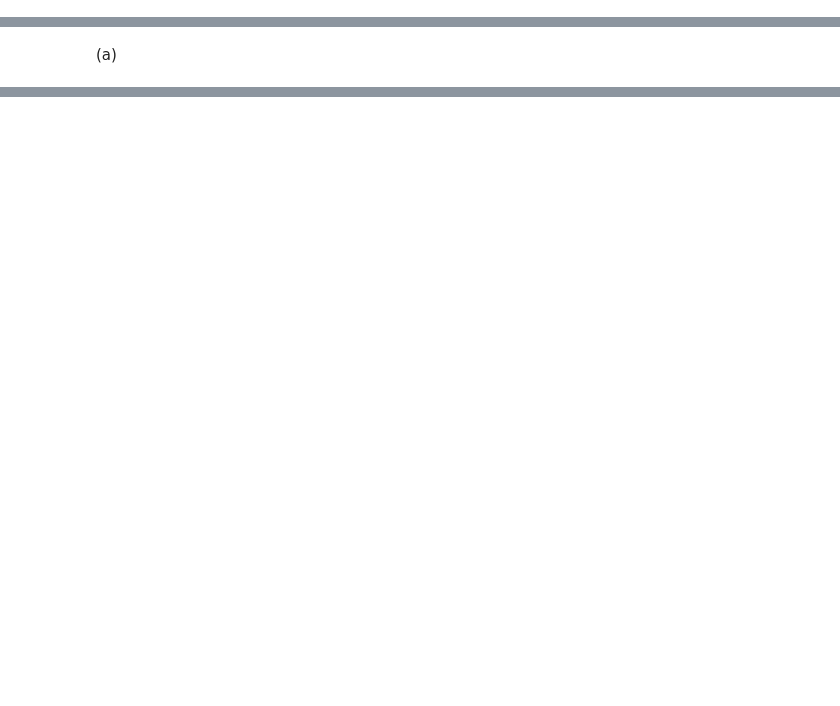
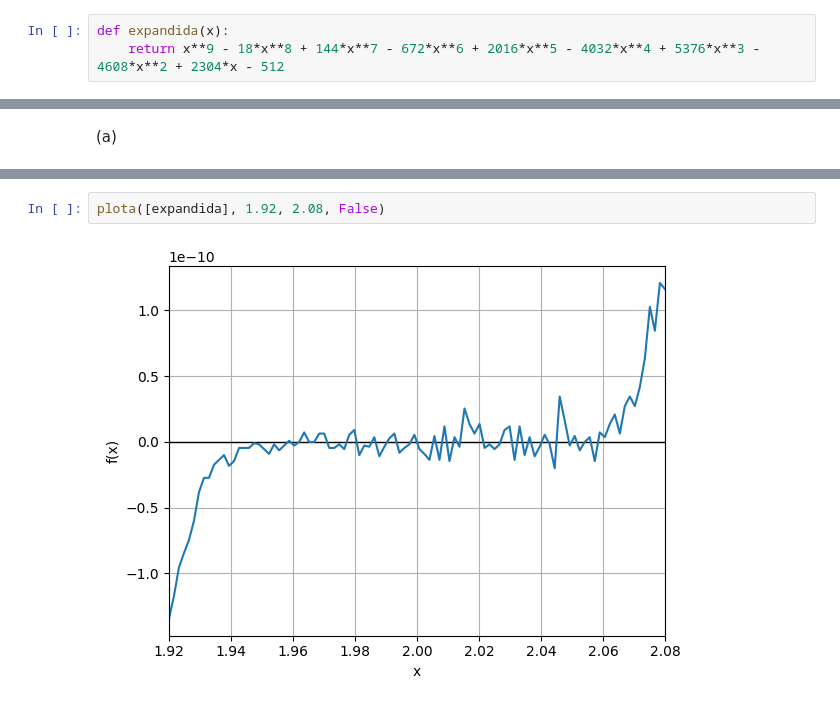
Before and after one commit to ArianeKevinny/CC0018-Numerico, a Jupyter notebook: Exercicios2-solucao.ipynb, the cells around one changed output, grey strips where cells are left out. Saved outputs shown, nothing was run; the diff lists cells and outputs as text; blank space fills up the shorter version.

```diff
--- a/Exercicios2-solucao.ipynb
+++ b/Exercicios2-solucao.ipynb
@@ -11,0 +12,3 @@ def ER(p,ptil):
+# %%
+def expandida(x):
+    return x**9 - 18*x**8 + 144*x**7 - 672*x**6 + 2016*x**5 - 4032*x**4 + 5376*x**3 - 4608*x**2 + 2304*x - 512
@@ -39,0 +72,4 @@ ER(mp.factorial(9), np.sqrt(18*np.pi)*(9.0/np.e)**9)
+# %%
+plota([expandida], 1.92, 2.08, False)
+# %% [output]
+[figure, added]
```
Also changed, not shown: parts of 25 cells of this notebook, 8 other files.
